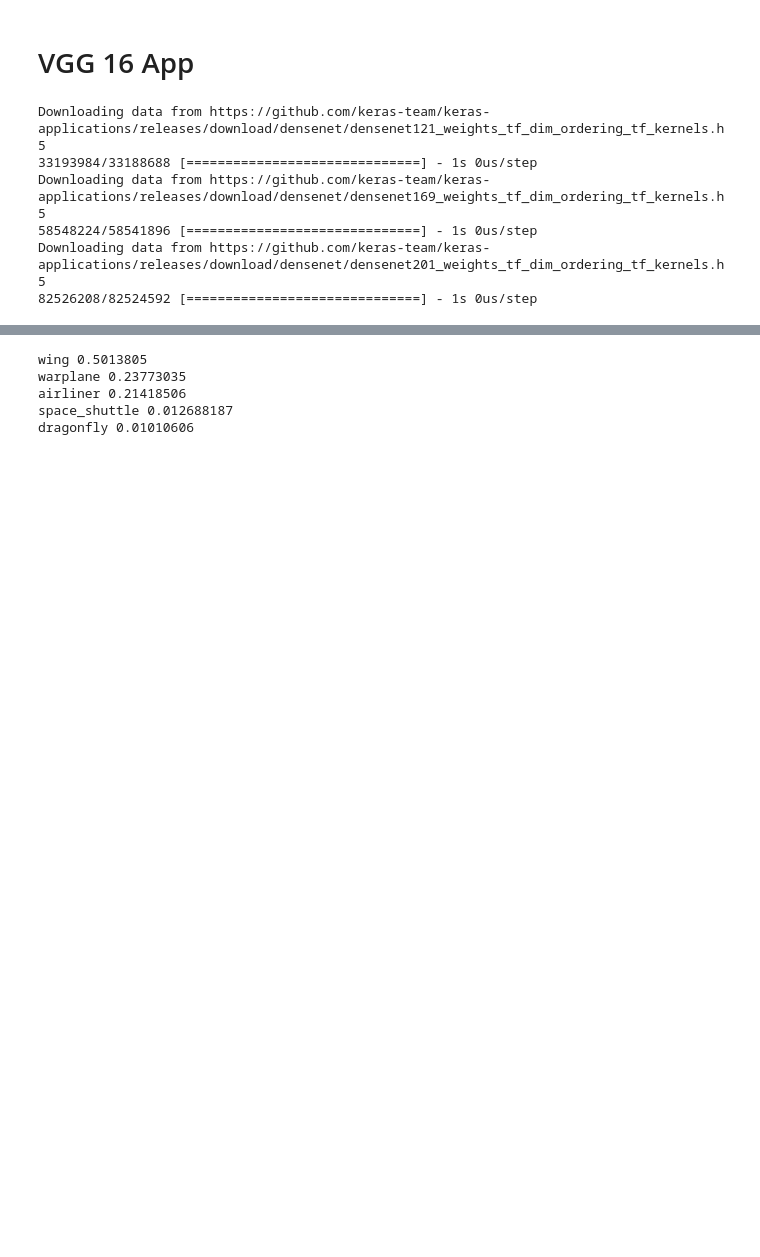
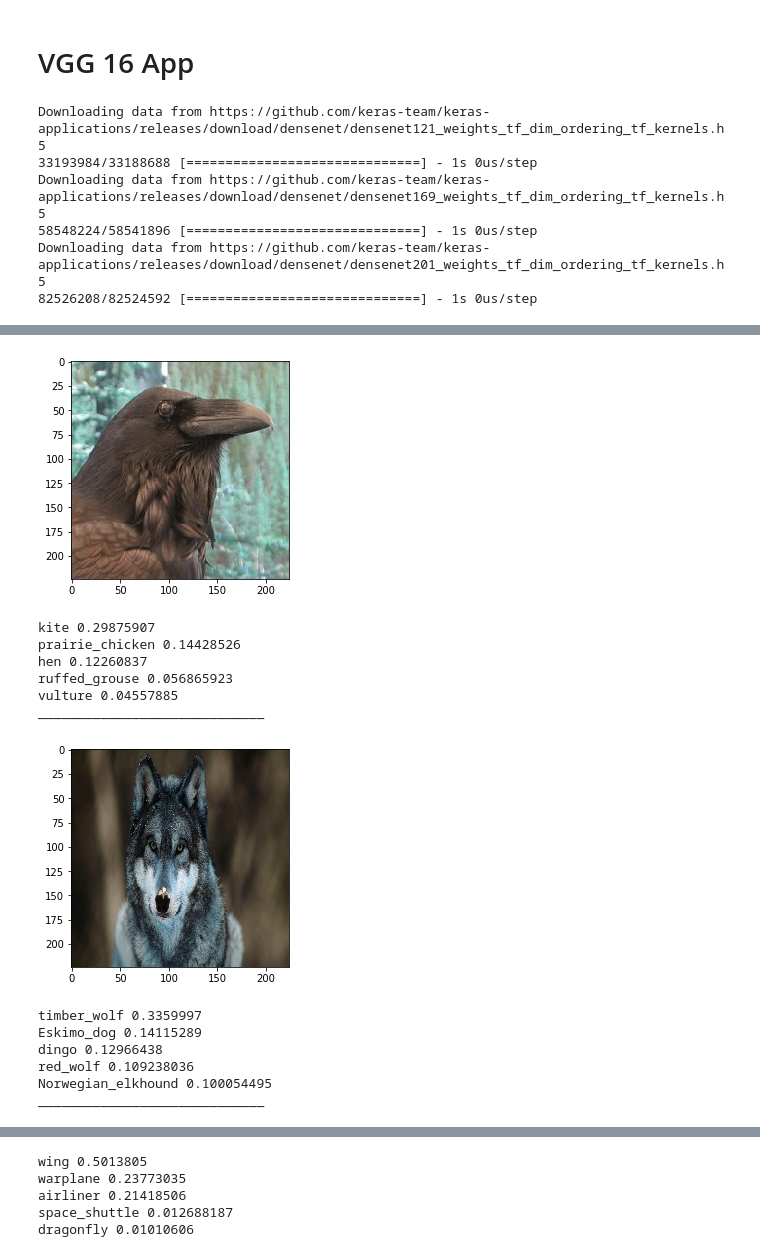
Before and after one commit to sahirsharma/CS7IS2_Assignment2_Repo, a Jupyter notebook: classify_image.ipynb, the cells around one changed output, grey strips where cells are left out. Drawn from its saved outputs; the diff is of its cells as text; code cells hidden in the pictures; blank space fills up the shorter version.

Commit message:
Image List

```diff
--- a/classify_image.ipynb
+++ b/classify_image.ipynb
@@ -21,12 +21,12 @@ tiger = 'https://steemit-production-imageproxy-upload.s3.amazonaws.com/DQmenD8j2
 sailboat = 'https://upload.wikimedia.org/wikipedia/commons/d/dd/Inland_cat_sailboat.jpg'
 plane = "https://unsplash.com/photos/7ESmHghU_KY/download?force=true"
 
-url = ["" for x in range(5)]
-url[0] = crow
-url[1] = wolf
-url[2] = tiger
-url[3] = plane
-url[4] = sailboat
+urls = ["" for x in range(5)]
+urls[0] = crow
+urls[1] = wolf
+urls[4] = tiger
+urls[2] = plane
+urls[3] = sailboat
 # %%
 !apt-get -qq install -y libsm6 libxext6 && pip install -q -U opencv-python
 
@@ -88,28 +97,50 @@ Downloading data from https://github.com/keras-team/keras-applications/releases/
 # %%
-from keras.preprocessing.image import load_img
-from keras.preprocessing.image import img_to_array
-from keras.applications.imagenet_utils import decode_predictions
-import matplotlib.pyplot as plt
-%matplotlib inline
 
-original = url_to_image(url, 224)
-print('PIL original image size',original.size)
-plt.imshow(original)
-# plt.show()
+for url in urls:
+#   print(url)
+  original = url_to_image(url, 224)
+#   print('PIL original image size',original.size)
+  plt.imshow(original)
+  plt.show()
 
-# convert the PIL image to a numpy array
-# IN PIL - image is in (width, height, channel)
-# In Numpy - image is in (height, width, channel)a
-numpy_image = img_to_array(original)
-plt.imshow(np.uint8(numpy_image))
-# plt.show()
-print('numpy array size',numpy_image.shape)
+  # convert the PIL image to a numpy array
+  # IN PIL - image is in (width, height, channel)
+  # In Numpy - image is in (height, width, channel)a
+  numpy_image = img_to_array(original)
+#   plt.imshow(np.uint8(numpy_image))
+  # plt.show()
+#   print('numpy array size',numpy_image.shape)
 
-# Convert the image / images into batch format
-# expand_dims will add an extra dimension to the data at a particular axis
-# We want the input matrix to the network to be of the form (batchsize, height, width, channels)
-# Thus we add the extra dimension to the axis 0.
-image_batch = np.expand_dims(numpy_image, axis=0)
-print('image batch size', image_batch.shape)
+  # Convert the image / images into batch format
+  # expand_dims will add an extra dimension to the data at a particular axis
+  # We want the input matrix to the network to be of the form (batchsize, height, width, channels)
+  # Thus we add the extra dimension to the axis 0.
+  image_batch = np.expand_dims(numpy_image, axis=0)
+  #  print('image batch size', image_batch.shape)
 
-# plt.imshow(np.uint8(image_batch[0]))
+  processed_image = densenet.preprocess_input(image_batch.copy())
+  # get the predicted probabilities for each class
+  predictions = densenet1.predict(processed_image)
+  # print predictions
+  # convert the probabilities to class labels
+  # We will get top 5 predictions which is the default
+#   plt.imshow(original)
+  for prediction in decode_predictions(predictions)[0]:
+    print(prediction[1], prediction[2])
+  print("_____________________________")
+  # plt.imshow(np.uint8(image_batch[0]))
+# %% [output]
+[figure, added]
+kite 0.29875907
+prairie_chicken 0.14428526
+hen 0.12260837
+ruffed_grouse 0.056865923
+vulture 0.04557885
+_____________________________
+[figure, added]
+timber_wolf 0.3359997
+Eskimo_dog 0.14115289
+dingo 0.12966438
+red_wolf 0.109238036
+Norwegian_elkhound 0.100054495
+_____________________________
```
Also changed, not shown: parts of 6 cells of this notebook.
